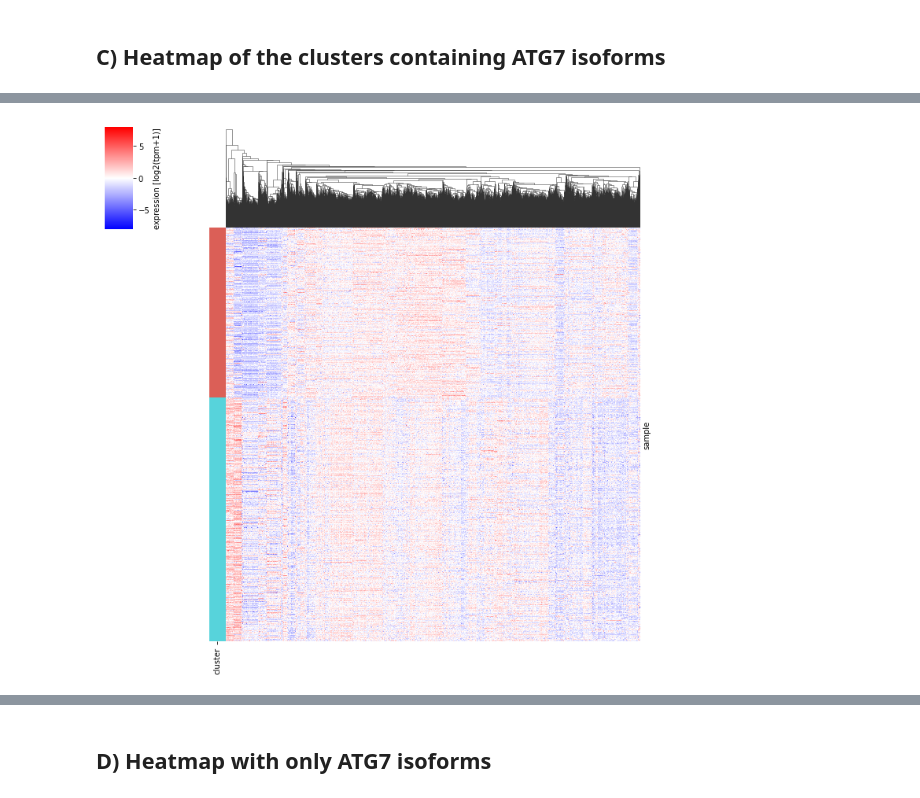
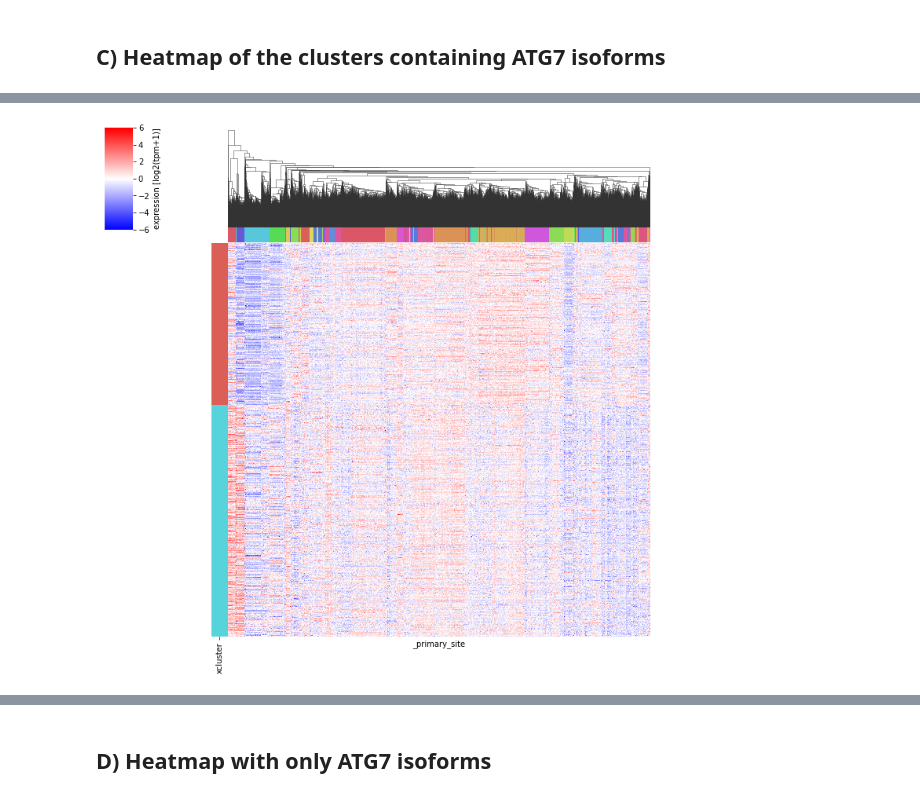
Before and after one commit to Keviosta/Article_short_isoform_ATG7_private, a Jupyter notebook: all_transcripts_expression_clusters/all_transcripts_expression_clusters_all.ipynb, the cells around one changed output, grey strips where cells are left out. Cells and saved outputs as stored; diff of their text form; code cells hidden in the pictures.

```diff
--- a/all_transcripts_expression_clusters/all_transcripts_expression_clusters_all.ipynb
+++ b/all_transcripts_expression_clusters/all_transcripts_expression_clusters_all.ipynb
@@ -100,7 +100,7 @@ seaborn.hls_palette(9)
 ## B) Heatmap with clusters
 # %%
 #sort the df with the cluster numbers.
-df = df.sort_values('cluster')
+df = df.sort_values('xcluster')
 
 #save index of 1st row of each clusters for horizontal line
 nb_cluster = 9
@@ -108,7 +108,7 @@ horiz_line_pos = []
 print('First row for each clusters:')
 for i in range(1,nb_cluster):
 
-    first_index = df.reset_index().loc[df.reset_index()['cluster'].isin([i])].index[0]
+    first_index = df.reset_index().loc[df.reset_index()['xcluster'].isin([i])].index[0]
     horiz_line_pos.append(first_index)
 
 print(horiz_line_pos)
@@ -187,5 +187,3 @@ len(df) - (4553+ 5868+ 6504+ 5488+ 3897+ 6290+ 4917+ 4630+ 4343)
 # plt.close()
 # %% [markdown]
 ## C) Heatmap of the clusters containing ATG7 isoforms
-# %%
-cluster_uniq = df.pop("cluster")
@@ -209,0 +235,15 @@ Wall time: 175 ms
+# %%
+#pop the cluster column
+cluster_uniq = df_2_clusters.pop("xcluster")
+
+#combine the two df
+print(df_2_clusters.T.shape)
+df_2_clusters = pandas.merge(df_gtex_info, df_2_clusters.T, left_index=True, right_index=True)
+print(df_2_clusters.shape)
+
+#check if it's good
+print(df_2_clusters[df_2_clusters.index == 'GTEX-OOBK-2626-SM-2HMKY']['ENST00000360476.7'])
+print(df_2_clusters[df_2_clusters.index == 'GTEX-OOBK-2626-SM-2HMKY']['ENST00000360476.7'])
+
+df_2_clusters = df_2_clusters.sort_values('_primary_site')
+df_2_clusters.head(5)
@@ -209,0 +264,16 @@ Wall time: 175 ms
+# %%
+#Drop the two first rows
+df_2_clusters.drop(df_2_clusters.index[0:2], inplace=True)
+
+#save the list of tissues
+list_tissues = set(df_2_clusters['_primary_site'])
+print(len(list_tissues))
+
+#put back the transcripts in index
+df_2_clusters = df_2_clusters.T
+df_2_clusters.columns = df_2_clusters.iloc[0]
+df_2_clusters.drop(df_2_clusters.index[0], inplace=True)
+
+df_2_clusters = df_2_clusters.astype(float)
+print(df_2_clusters.shape)
+df_2_clusters.head()
@@ -210,18 +290,22 @@ Wall time: 175 ms
 # %%
 %%time
-#use one color per cluster group
+#use one color per isoform
 lut = dict(zip(cluster_uniq.unique(), seaborn.hls_palette(2)))
 row_colors_clust = cluster_uniq.map(lut)
+
+lut2 = dict(zip(list_tissues, seaborn.hls_palette(31)))
+col_colors_tissues = df_2_clusters.columns.map(lut2)
 
 #plot
 seaborn.clustermap(df_2_clusters, cmap='bwr', col_cluster=True, row_cluster=False,
                    center=0,
-                   vmin=-8, vmax=8,
+                   vmin=-6, vmax=6,
                    row_colors= row_colors_clust,
+                   col_colors= col_colors_tissues,
                    yticklabels= '', xticklabels = '',
                    cbar_kws={'label':'expression [log2(tpm+1)]'})
 
 plt.show()
 plt.close()
 # %% [output]
-[figure, old version]
+[figure, new version]
```
Also changed, not shown: parts of 12 cells of this notebook, 1 other file.
